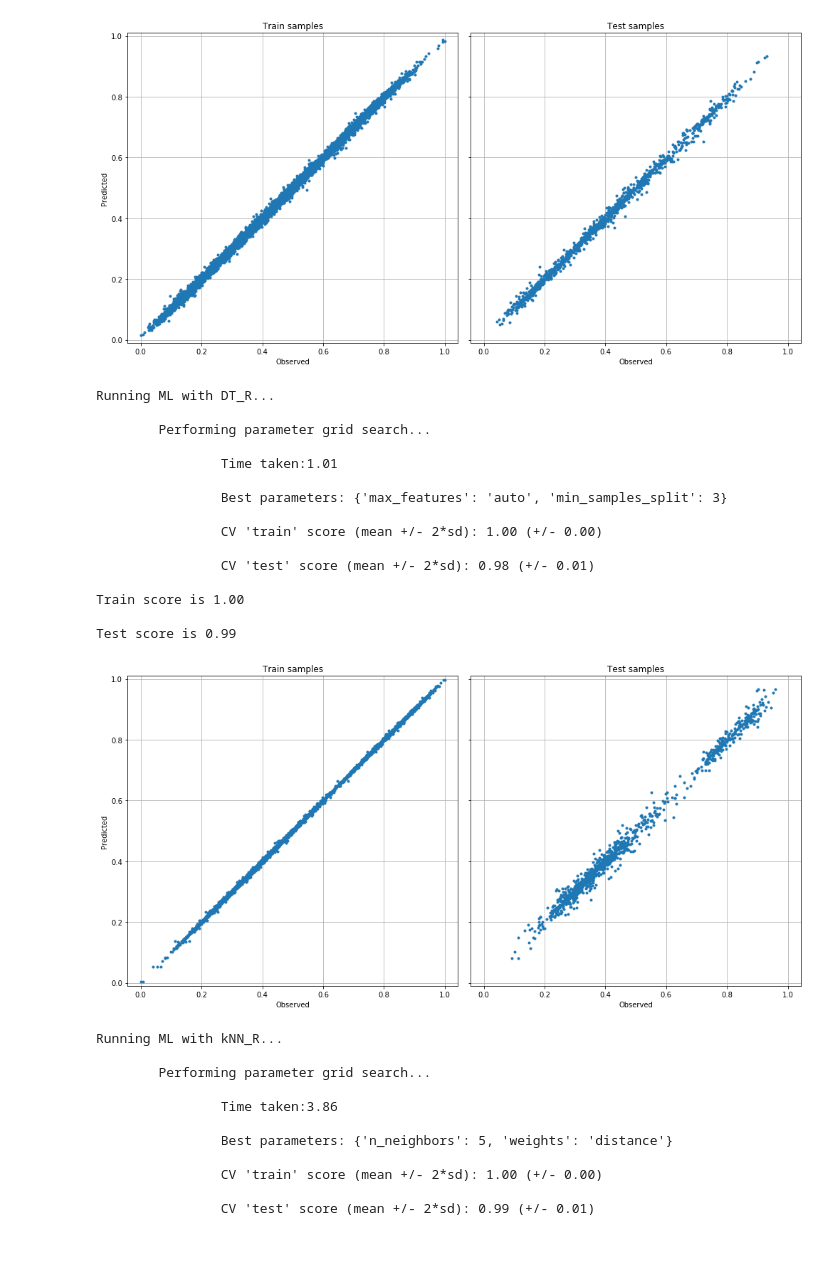
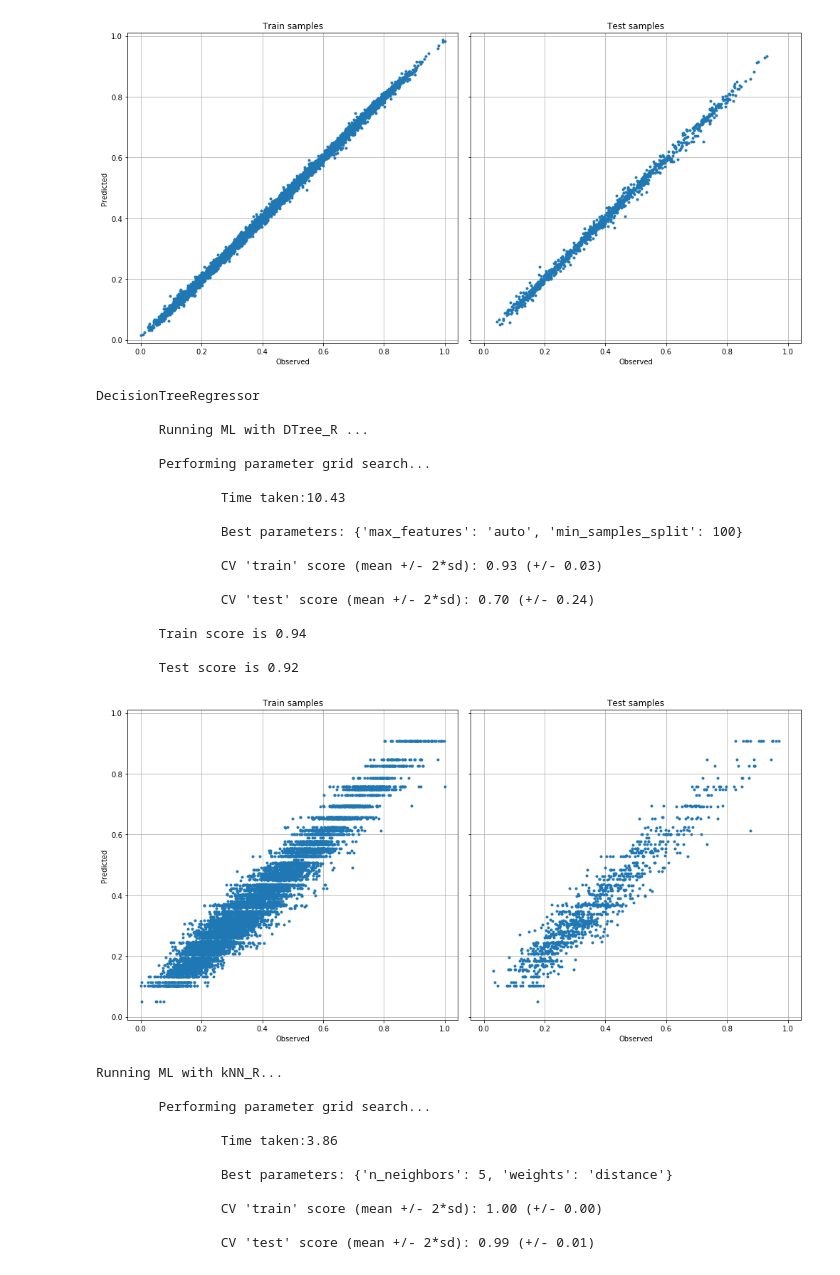
Before and after one commit to tiavlovskiegor24/CRG, a Jupyter notebook: ML Control Panel.ipynb, the cells around one changed output. Drawn from its saved outputs; the diff is of its cells as text; code cells hidden in the pictures.

Commit message:
reshuffled modules to files and created separate file for estimators

```diff
--- a/ML Control Panel.ipynb
+++ b/ML Control Panel.ipynb
@@ -174,25 +174,27 @@ Test score is 1.00
 [figure]
 # %%
 %run ML_pipelines.py
-estimator_name = "DT_R"
+estimator_name = "DTree_R"
 clf = run_ML(ML_inputs,estimator_name)
 # %% [output]
-Running ML with DT_R...
+DecisionTreeRegressor
+
+        Running ML with DTree_R ...
 
         Performing parameter grid search...
 
-                Time taken:1.01
+                Time taken:10.43
 
-                Best parameters: {'max_features': 'auto', 'min_samples_split': 3}
+                Best parameters: {'max_features': 'auto', 'min_samples_split': 100}
 
-                CV 'train' score (mean +/- 2*sd): 1.00 (+/- 0.00)
+                CV 'train' score (mean +/- 2*sd): 0.93 (+/- 0.03)
 
-                CV 'test' score (mean +/- 2*sd): 0.98 (+/- 0.01)
+                CV 'test' score (mean +/- 2*sd): 0.70 (+/- 0.24)
 
-Train score is 1.00
+        Train score is 0.94
 
-Test score is 0.99
+        Test score is 0.92
-[figure, old version]
+[figure, new version]
 # %%
 estimator = "kNN_R"
 clf = run_ML(ML_inputs,estimator)
```
Also changed, not shown: parts of 2 cells of this notebook, 9 other files.
